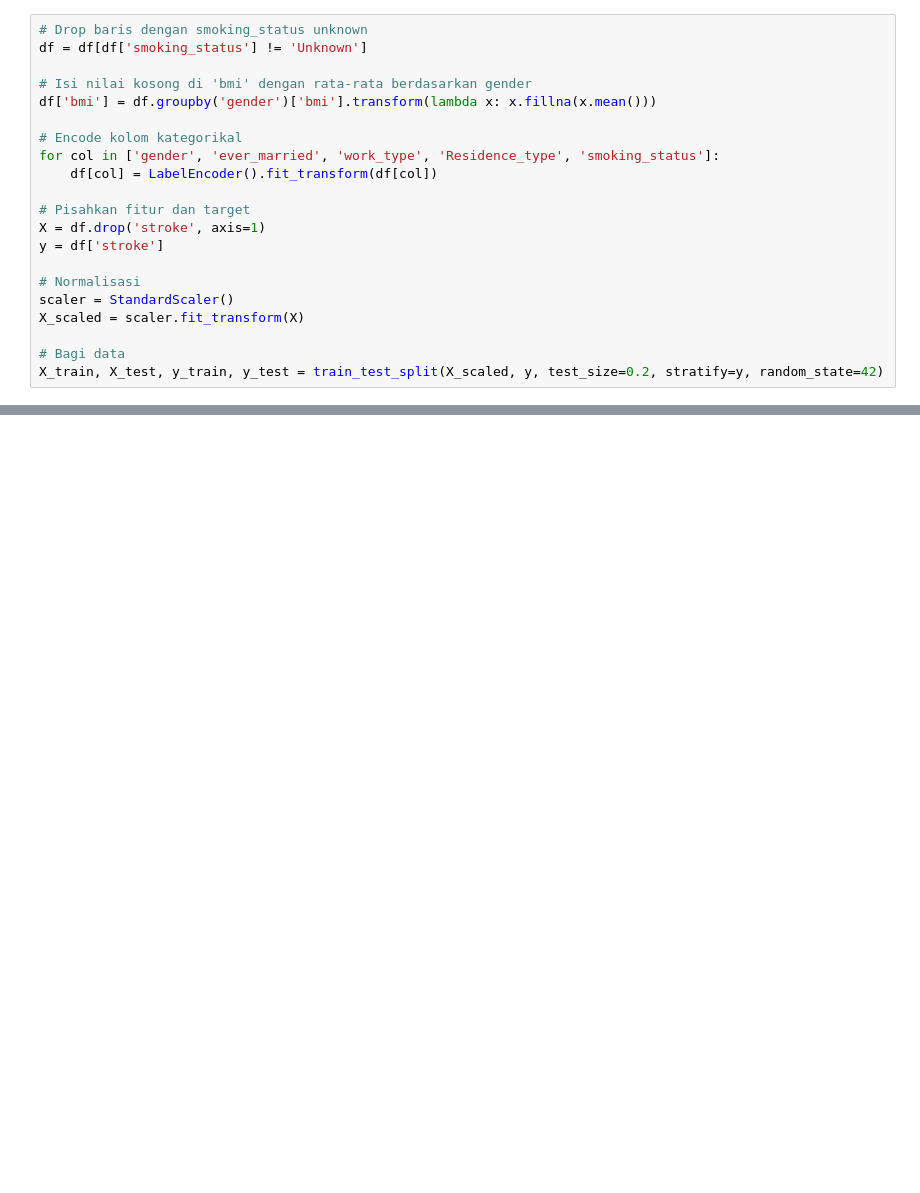
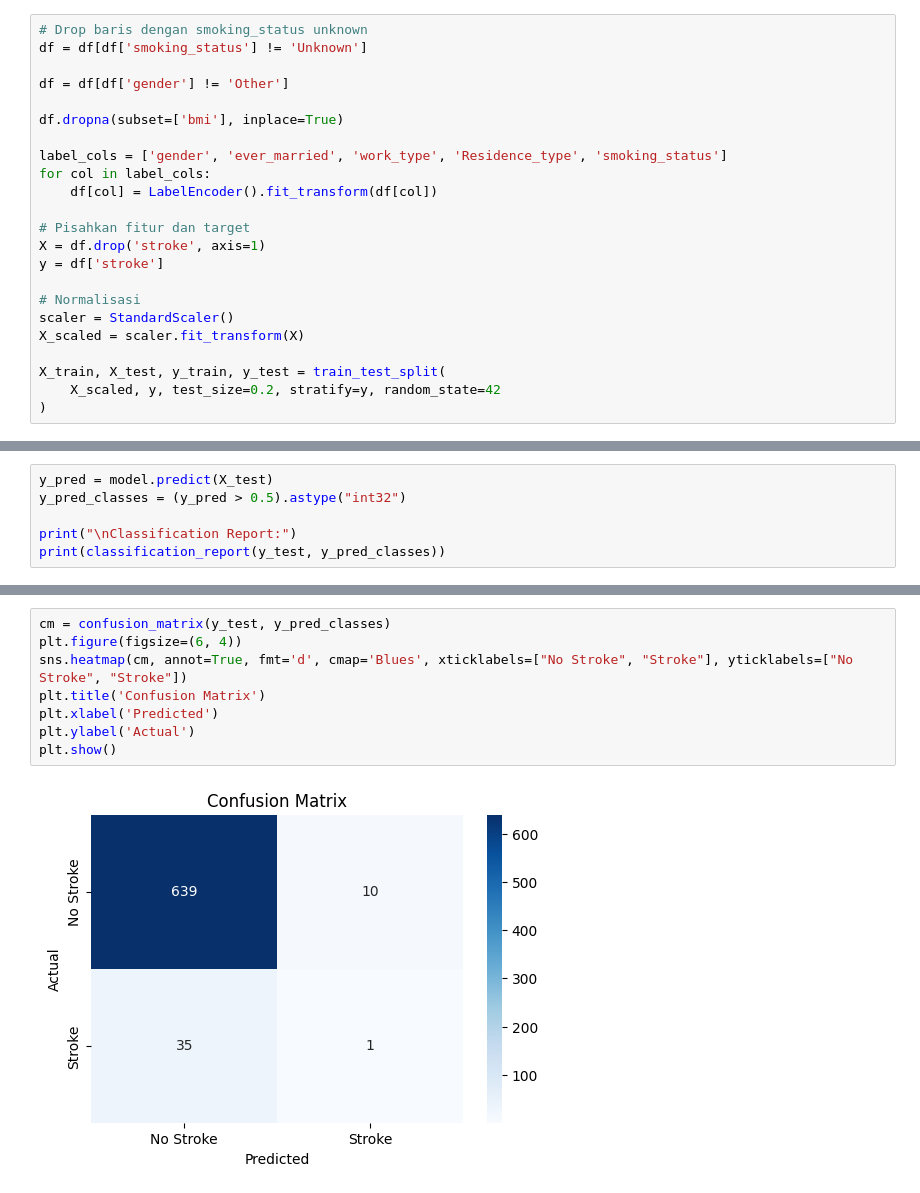
Before and after one commit to RizkyMlana/ML-PredictNumerical, a Jupyter notebook: notebooks/model.ipynb, the cells around one changed output, grey strips where cells are left out. Saved outputs shown, nothing was run; the diff lists cells and outputs as text; blank space fills up the shorter version.

Commit message:
visualisasi

```diff
--- a/notebooks/model.ipynb
+++ b/notebooks/model.ipynb
@@ -18,11 +22,12 @@ if 'id' in df.columns:
 # Drop baris dengan smoking_status unknown
 df = df[df['smoking_status'] != 'Unknown']
 
-# Isi nilai kosong di 'bmi' dengan rata-rata berdasarkan gender
-df['bmi'] = df.groupby('gender')['bmi'].transform(lambda x: x.fillna(x.mean()))
+df = df[df['gender'] != 'Other']
 
-# Encode kolom kategorikal
-for col in ['gender', 'ever_married', 'work_type', 'Residence_type', 'smoking_status']:
+df.dropna(subset=['bmi'], inplace=True)
+
+label_cols = ['gender', 'ever_married', 'work_type', 'Residence_type', 'smoking_status']
+for col in label_cols:
     df[col] = LabelEncoder().fit_transform(df[col])
 
 # Pisahkan fitur dan target
@@ -33,8 +38,9 @@ y = df['stroke']
 scaler = StandardScaler()
 X_scaled = scaler.fit_transform(X)
 
-# Bagi data
-X_train, X_test, y_train, y_test = train_test_split(X_scaled, y, test_size=0.2, stratify=y, random_state=42)
+X_train, X_test, y_train, y_test = train_test_split(
+    X_scaled, y, test_size=0.2, stratify=y, random_state=42
+)
 # %%
 # Model Deep Learning
 model = Sequential()
@@ -112 +119,7 @@ Epoch 50/50
 <keras.src.callbacks.history.History at 0x...>
+# %%
+y_pred = model.predict(X_test)
+y_pred_classes = (y_pred > 0.5).astype("int32")
+
+print("\nClassification Report:")
+print(classification_report(y_test, y_pred_classes))
@@ -112,0 +138,10 @@ Epoch 50/50
+# %%
+cm = confusion_matrix(y_test, y_pred_classes)
+plt.figure(figsize=(6, 4))
+sns.heatmap(cm, annot=True, fmt='d', cmap='Blues', xticklabels=["No Stroke", "Stroke"], yticklabels=["No Stroke", "Stroke"])
+plt.title('Confusion Matrix')
+plt.xlabel('Predicted')
+plt.ylabel('Actual')
+plt.show()
+# %% [output]
+[figure, added]
```
Also changed, not shown: parts of 6 cells of this notebook.
